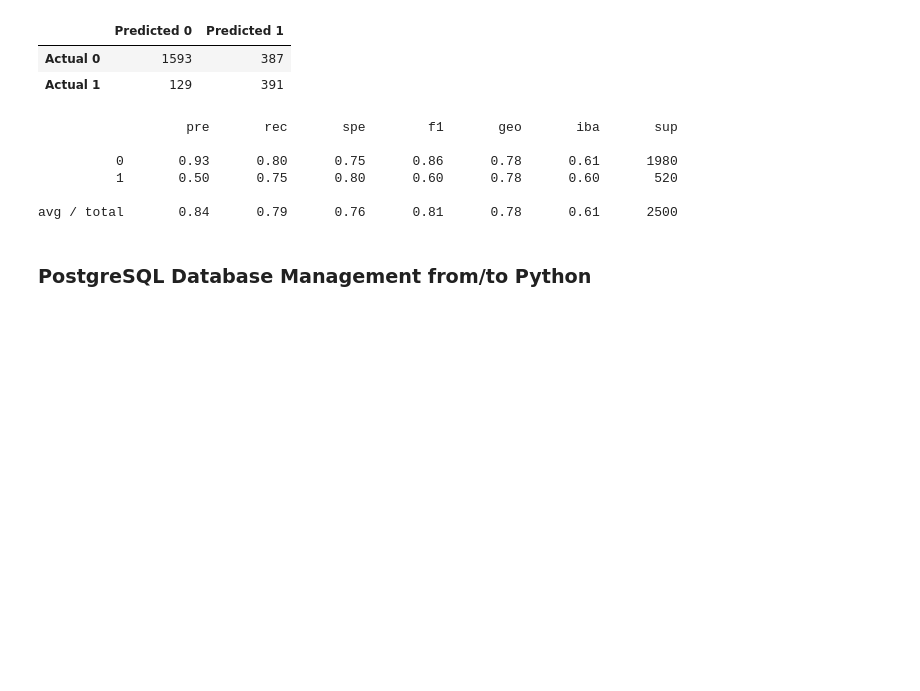
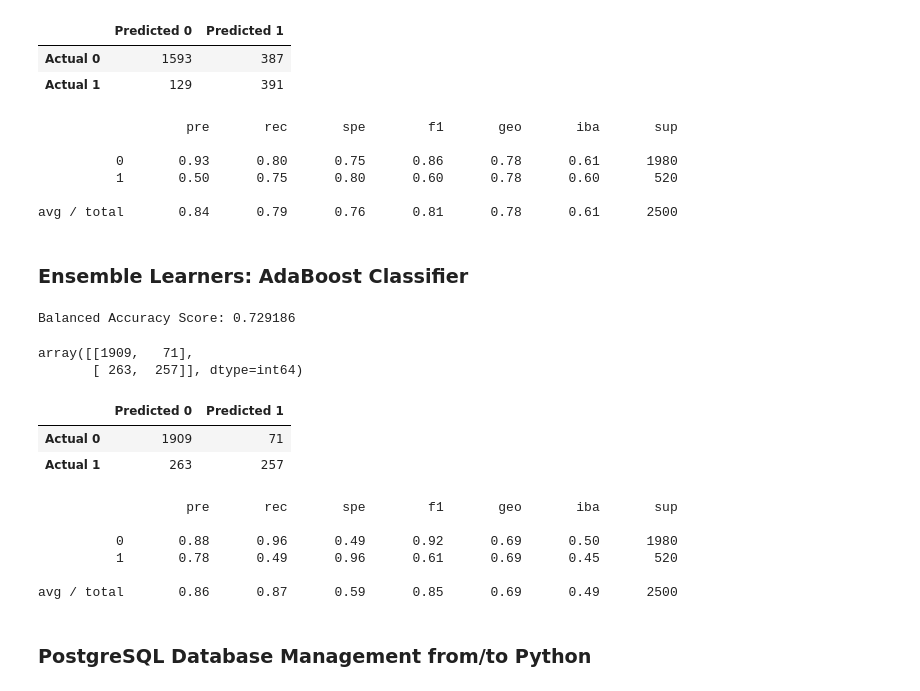
Before and after one commit to chris820629/Bank-Customer-Churn, a Jupyter notebook: DBMS_Analysis.ipynb, the cells around one changed output. Saved outputs shown, nothing was run; the diff lists cells and outputs as text; code cells hidden in the pictures; blank space fills up the shorter version.

```diff
--- a/DBMS_Analysis.ipynb
+++ b/DBMS_Analysis.ipynb
@@ -237,6 +238,39 @@ print(iclf_report)
           1       0.50      0.75      0.80      0.60      0.78      0.60       520
 
 avg / total       0.84      0.79      0.76      0.81      0.78      0.61      2500
+# %% [markdown]
+### Ensemble Learners: AdaBoost Classifier
+# %%
+# Train the AdaBoostClassifier
+ab_model = AdaBoostClassifier(n_estimators=nen, random_state=seedn)
+# Fitting the model
+ab_model = ab_model.fit(X, y)
+# %%
+# Calculated the balanced accuracy score, confusion matrix, imbalanced clf report
+bacc_score, cm, cm_df, iclf_report = sum_func(ab_model)
+# Display the balanced accuracy score
+print("Balanced Accuracy Score: %.6f" % bacc_score)
+# %% [output]
+Balanced Accuracy Score: 0.729186
+# %%
+# Display the confusion matrix
+display(cm, cm_df)
+# %% [output]
+array([[1909,   71],
+       [ 263,  257]], dtype=int64)
+|  | Predicted 0 | Predicted 1 |
+| Actual 0 | 1909 | 71 |
+| Actual 1 | 263 | 257 |
+# %%
+# Print the imbalanced classification report
+print(iclf_report)
+# %% [output]
+                   pre       rec       spe        f1       geo       iba       sup
+
+          0       0.88      0.96      0.49      0.92      0.69      0.50      1980
+          1       0.78      0.49      0.96      0.61      0.69      0.45       520
+
+avg / total       0.86      0.87      0.59      0.85      0.69      0.49      2500
 # %% [markdown]
 ### PostgreSQL Database Management from/to Python
 # %%
```
Also changed, not shown: parts of 1 cell of this notebook, 2 other files.
